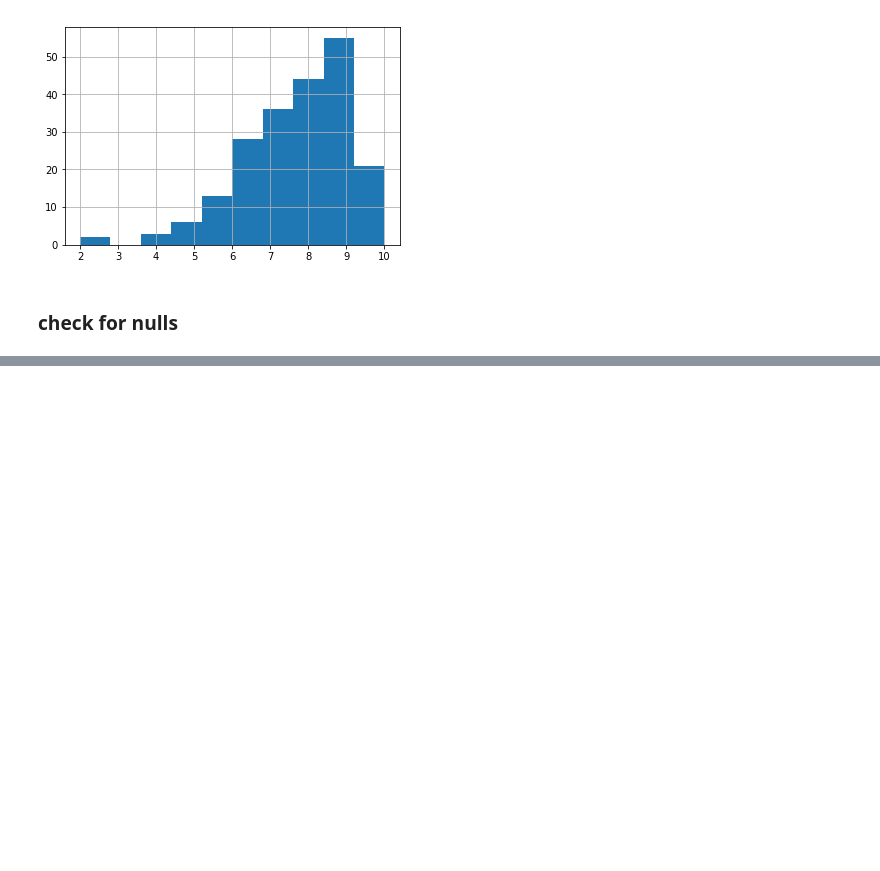
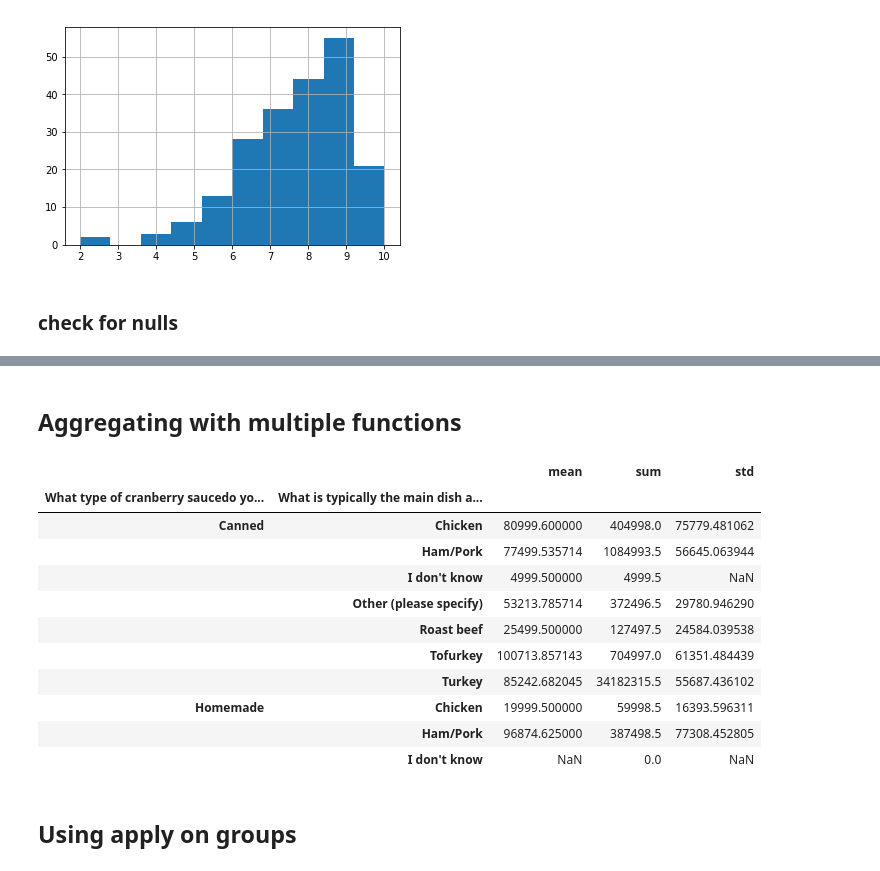
Before and after one commit to dynamicdeploy/datasec, a Jupyter notebook: Pandas Tutorial.ipynb, the cells around one changed output, grey strips where cells are left out. Saved outputs shown, nothing was run; the diff lists cells and outputs as text; code cells hidden in the pictures; blank space fills up the shorter version.

```diff
--- a/Pandas Tutorial.ipynb
+++ b/Pandas Tutorial.ipynb
@@ -769,0 +1113,19 @@ group.head()
+# %% [markdown]
+## Aggregating with multiple functions
+# %%
+grouped["combined_income"].agg([np.mean, np.sum, np.std]).head(10)
+# %% [output]
+|  |  | mean | sum | std |
+| What type of cranberry saucedo yo... | What is typically the main dish a... |  |  |  |
+| Canned | Chicken | 80999.600000 | 404998.0 | 75779.481062 |
+|  | Ham/Pork | 77499.535714 | 1084993.5 | 56645.063944 |
+|  | I don't know | 4999.500000 | 4999.5 | NaN |
+|  | Other (please specify) | 53213.785714 | 372496.5 | 29780.946290 |
+|  | Roast beef | 25499.500000 | 127497.5 | 24584.039538 |
+|  | Tofurkey | 100713.857143 | 704997.0 | 61351.484439 |
+|  | Turkey | 85242.682045 | 34182315.5 | 55687.436102 |
+| Homemade | Chicken | 19999.500000 | 59998.5 | 16393.596311 |
+|  | Ham/Pork | 96874.625000 | 387498.5 | 77308.452805 |
+|  | I don't know | NaN | 0.0 | NaN |
+# %% [markdown]
+## Using apply on groups
```
Also changed, not shown: parts of 46 cells of this notebook, 1 other file.
